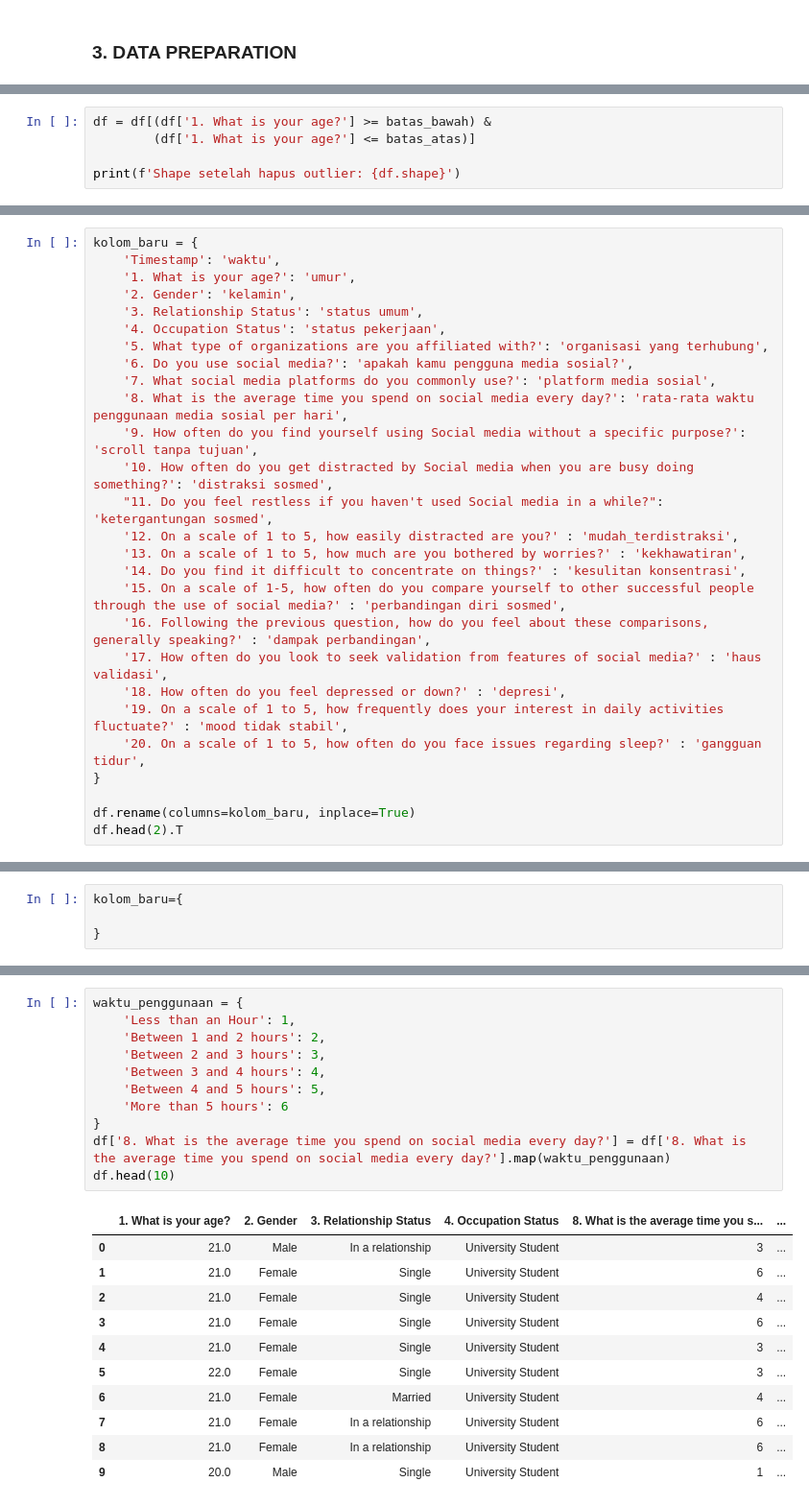
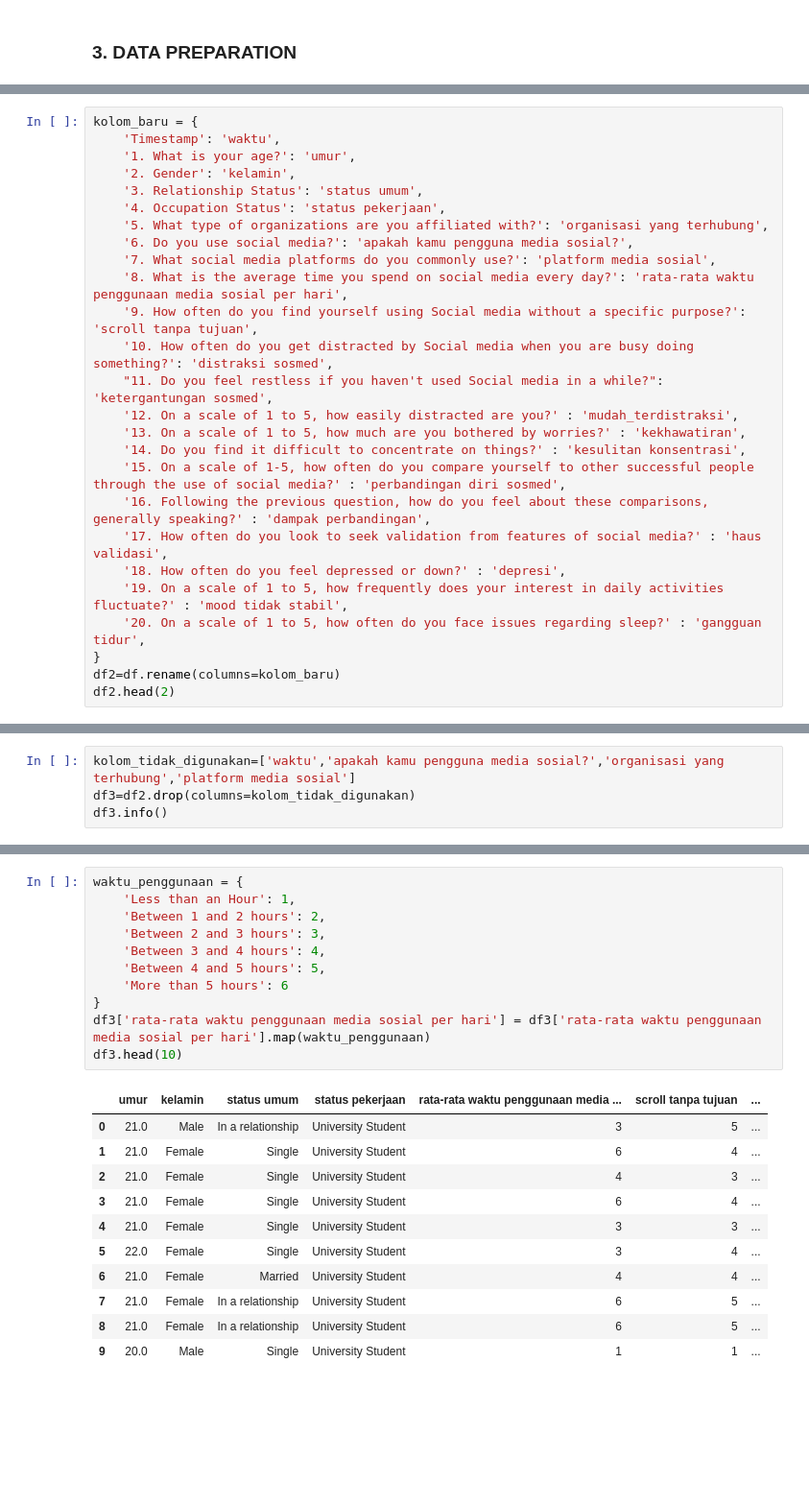
Before and after one commit to Sann11-y/Clustering-types-of-social-media-users, a Jupyter notebook: Project.ipynb, the cells around one changed output, grey strips where cells are left out. Shown at 96% size. Cells and saved outputs as stored; diff of their text form; blank space fills up the shorter version.

```diff
--- a/Project.ipynb
+++ b/Project.ipynb
@@ -241,5 +197,0 @@ Jumlah outlier: 84
-# %%
-df = df[(df['1. What is your age?'] >= batas_bawah) &
-        (df['1. What is your age?'] <= batas_atas)]
-
-print(f'Shape setelah hapus outlier: {df.shape}')
@@ -269,7 +219,6 @@ kolom_baru = {
     '19. On a scale of 1 to 5, how frequently does your interest in daily activities fluctuate?' : 'mood tidak stabil',
     '20. On a scale of 1 to 5, how often do you face issues regarding sleep?' : 'gangguan tidur',
 }
-
-df.rename(columns=kolom_baru, inplace=True)
-df.head(2).T
+df2=df.rename(columns=kolom_baru)
+df2.head(2)
 # %% [output]
@@ -494,4 +229,4 @@ df.info() digunakan kembali untuk memastikan perubahan struktur data
 # %%
-kolom_baru={
-
-}
+kolom_tidak_digunakan=['waktu','apakah kamu pengguna media sosial?','organisasi yang terhubung','platform media sosial']
+df3=df2.drop(columns=kolom_tidak_digunakan)
+df3.info()
@@ -498,23 +251,23 @@ kolom_baru={
 # %%
 waktu_penggunaan = {
     'Less than an Hour': 1,
     'Between 1 and 2 hours': 2,
     'Between 2 and 3 hours': 3,
     'Between 3 and 4 hours': 4,
     'Between 4 and 5 hours': 5,
     'More than 5 hours': 6
 }
-df['8. What is the average time you spend on social media every day?'] = df['8. What is the average time you spend on social media every day?'].map(waktu_penggunaan)
-df.head(10)
+df3['rata-rata waktu penggunaan media sosial per hari'] = df3['rata-rata waktu penggunaan media sosial per hari'].map(waktu_penggunaan)
+df3.head(10)
 # %% [output]
-|  | 1. What is your age? | 2. Gender | 3. Relationship Status | 4. Occupation Status | 8. What is the average time you s... | ... |
-| 0 | 21.0 | Male | In a relationship | University Student | 3 | ... |
-| 1 | 21.0 | Female | Single | University Student | 6 | ... |
-| 2 | 21.0 | Female | Single | University Student | 4 | ... |
-| 3 | 21.0 | Female | Single | University Student | 6 | ... |
-| 4 | 21.0 | Female | Single | University Student | 3 | ... |
-| 5 | 22.0 | Female | Single | University Student | 3 | ... |
-| 6 | 21.0 | Female | Married | University Student | 4 | ... |
-| 7 | 21.0 | Female | In a relationship | University Student | 6 | ... |
-| 8 | 21.0 | Female | In a relationship | University Student | 6 | ... |
-| 9 | 20.0 | Male | Single | University Student | 1 | ... |
+|  | umur | kelamin | status umum | status pekerjaan | rata-rata waktu penggunaan media ... | scroll tanpa tujuan | ... |
+| 0 | 21.0 | Male | In a relationship | University Student | 3 | 5 | ... |
+| 1 | 21.0 | Female | Single | University Student | 6 | 4 | ... |
+| 2 | 21.0 | Female | Single | University Student | 4 | 3 | ... |
+| 3 | 21.0 | Female | Single | University Student | 6 | 4 | ... |
+| 4 | 21.0 | Female | Single | University Student | 3 | 3 | ... |
+| 5 | 22.0 | Female | Single | University Student | 3 | 4 | ... |
+| 6 | 21.0 | Female | Married | University Student | 4 | 4 | ... |
+| 7 | 21.0 | Female | In a relationship | University Student | 6 | 5 | ... |
+| 8 | 21.0 | Female | In a relationship | University Student | 6 | 5 | ... |
+| 9 | 20.0 | Male | Single | University Student | 1 | 1 | ... |
```
Also changed, not shown: parts of 19 cells of this notebook.
